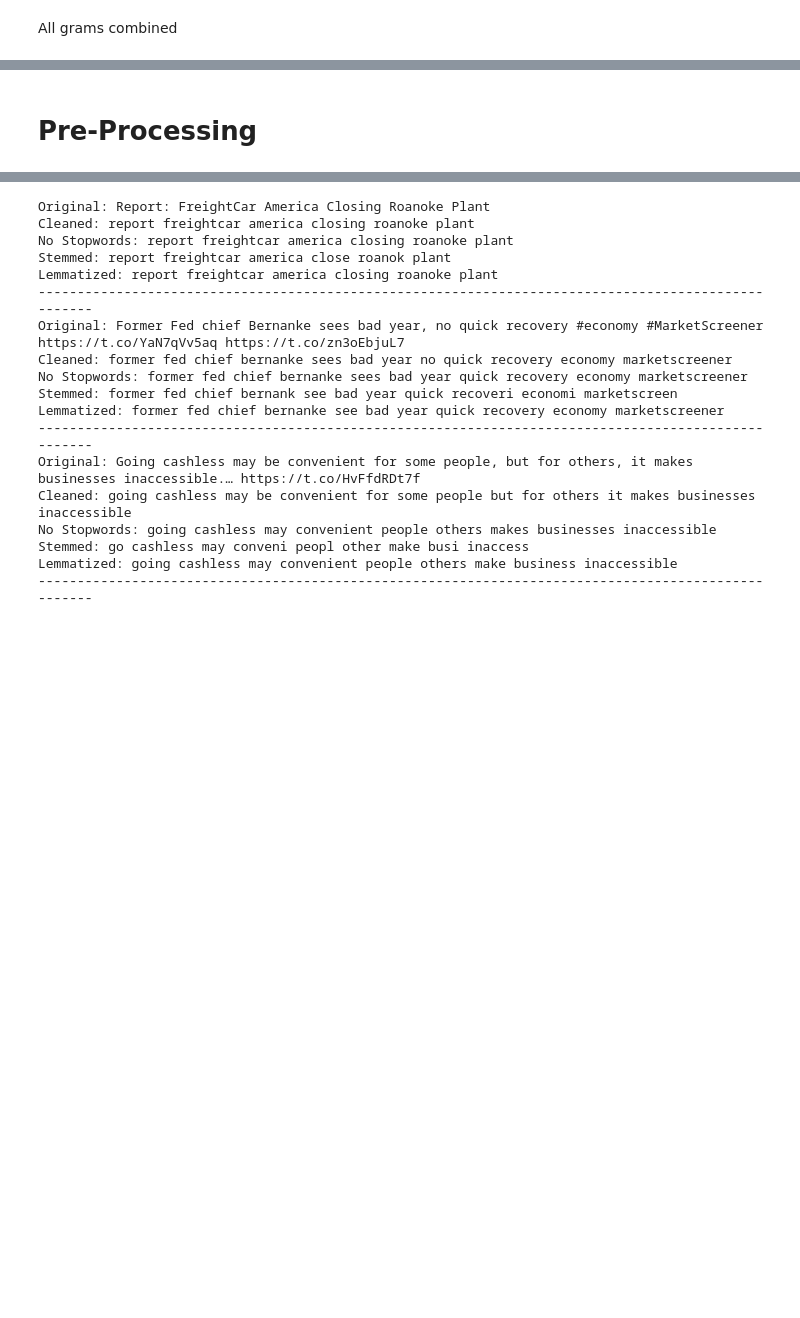
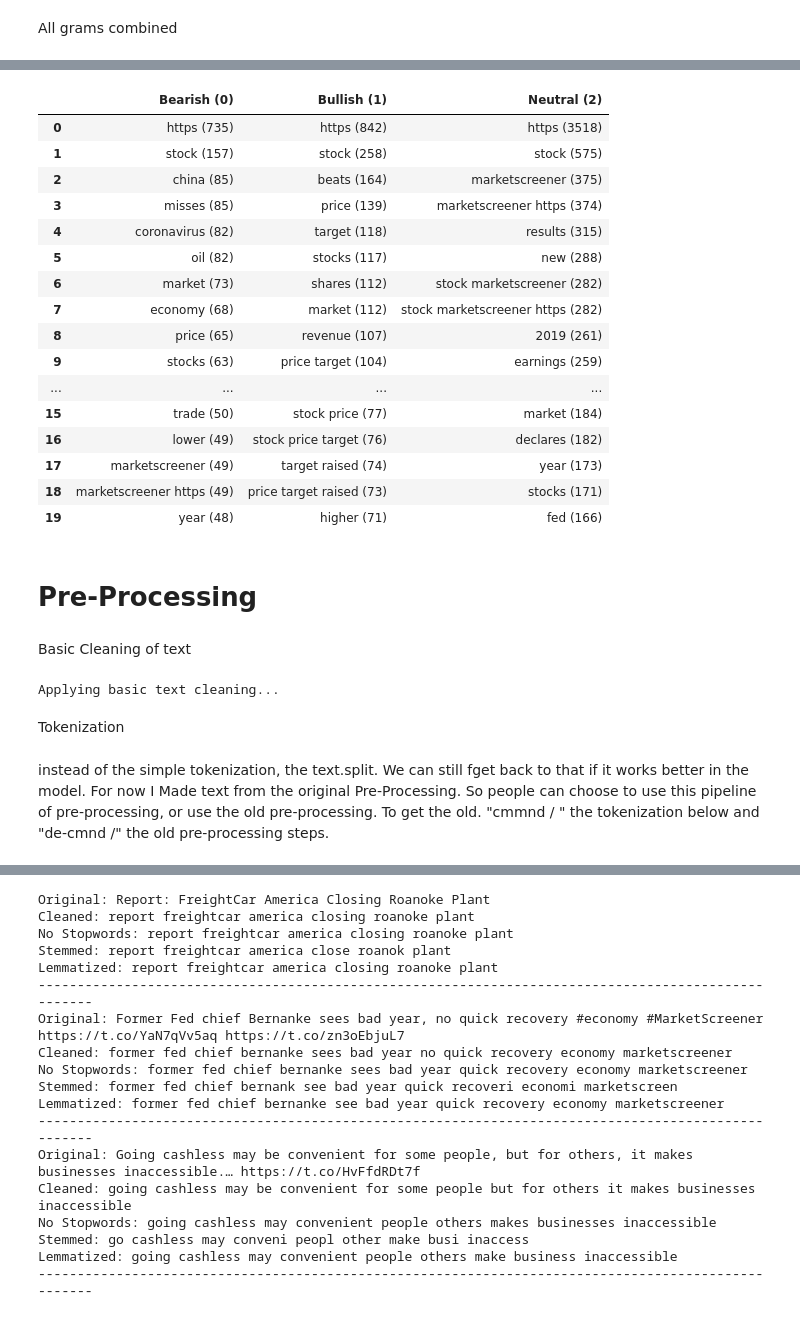
Before and after one commit to DaanCW/Data-Mining-24-25, a Jupyter notebook: main.ipynb, the cells around one changed output, grey strips where cells are left out. Saved outputs shown, nothing was run; the diff lists cells and outputs as text; code cells hidden in the pictures; blank space fills up the shorter version.

Commit message:
EDA FInished, PRE-Processing editted

```diff
--- a/main.ipynb
+++ b/main.ipynb
@@ -301,13 +311,0 @@ Uni-Grams and Bi-Grams combined
-# %%
-# Create uni-gram and bi-gram vectorizer
-uni_bi_vectorizer = CountVectorizer(ngram_range=(1, 2), stop_words='english')
-X = uni_bi_vectorizer.fit_transform(train_data['text'])
-
-# Count total frequency of each uni-gram or bi-gram
-sum_words = X.sum(axis=0)
-word_freq = [(word, sum_words[0, idx]) for word, idx in uni_bi_vectorizer.vocabulary_.items()]
-word_freq = sorted(word_freq, key=lambda x: x[1], reverse=True)
-
-# Print top 10 uni or bi-grams
-for phrase, freq in word_freq[:10]:
-    print(f"{phrase}: {freq}")
@@ -388,5 +386,48 @@ display(top_ngrams_df)
+# %%
+def get_top_combined_ngrams_with_counts_by_label(data, label_col='label', text_col='text', ngram_range=(1,3), top_n=10):
+    top_ngrams = {}
+
+    for sentiment in sorted(data[label_col].unique()):
+        subset = data[data[label_col] == sentiment][text_col]
+        vectorizer = CountVectorizer(ngram_range=ngram_range, stop_words='english')
+        X = vectorizer.fit_transform(subset)
+
+        sum_words = X.sum(axis=0)
+        word_freq = [(word, sum_words[0, idx]) for word, idx in vectorizer.vocabulary_.items()]
+        word_freq = sorted(word_freq, key=lambda x: x[1], reverse=True)[:top_n]
+
+        # Format as "phrase (count)"
+        top_ngrams[sentiment] = [f"{phrase} ({count})" for phrase, count in word_freq]
+
+    df_top = pd.DataFrame(top_ngrams)
+    df_top.columns = ['Bearish (0)', 'Bullish (1)', 'Neutral (2)']
+    return df_top
+
+# Run the function
+top_combined_ngrams_df = get_top_combined_ngrams_with_counts_by_label(train_data, ngram_range=(1,3), top_n=20)
+display(top_combined_ngrams_df)
+# %% [output]
+|  | Bearish (0) | Bullish (1) | Neutral (2) |
+| 0 | https (735) | https (842) | https (3518) |
+| 1 | stock (157) | stock (258) | stock (575) |
+| 2 | china (85) | beats (164) | marketscreener (375) |
+| 3 | misses (85) | price (139) | marketscreener https (374) |
+| 4 | coronavirus (82) | target (118) | results (315) |
+| 5 | oil (82) | stocks (117) | new (288) |
+| 6 | market (73) | shares (112) | stock marketscreener (282) |
+| 7 | economy (68) | market (112) | stock marketscreener https (282) |
+| 8 | price (65) | revenue (107) | 2019 (261) |
+| 9 | stocks (63) | price target (104) | earnings (259) |
+| ... | ... | ... | ... |
+| 15 | trade (50) | stock price (77) | market (184) |
+| 16 | lower (49) | stock price target (76) | declares (182) |
+| 17 | marketscreener (49) | target raised (74) | year (173) |
+| 18 | marketscreener https (49) | price target raised (73) | stocks (171) |
+| 19 | year (48) | higher (71) | fed (166) |
 # %% [markdown]
-# Pre-Processing
+# **Pre-Processing**
+# %% [markdown]
+Basic Cleaning of text
 # %%
 def clean_text(text):
     """
@@ -419,3 +460,12 @@ def clean_text(text):
     text = re.sub(r'\s+', ' ', text).strip()
 
     return text
+# %%
+print("Applying basic text cleaning...")
+train_data['cleaned_text'] = train_data['text'].apply(clean_text)
+# %% [output]
+Applying basic text cleaning...
+# %% [markdown]
+Tokenization
+# %% [markdown]
+instead of the simple tokenization, the text.split. We can still fget back to that if it works better in the model. For now I Made text from the original Pre-Processing. So people can choose to use this pipeline of pre-processing, or use the old pre-processing. To get the old. "cmmnd / " the tokenization below and "de-cmnd /" the old pre-processing steps.
```
Also changed, not shown: parts of 45 cells of this notebook.
